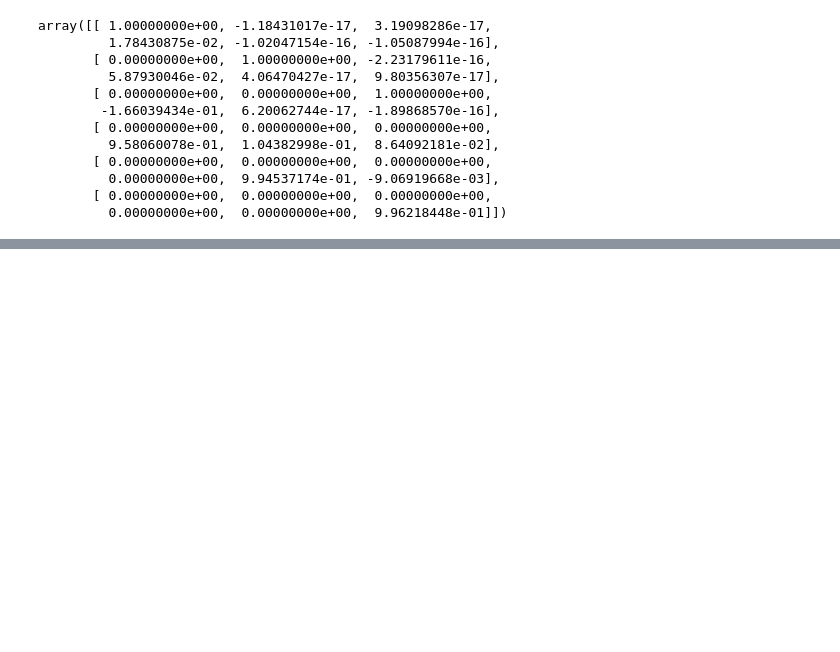
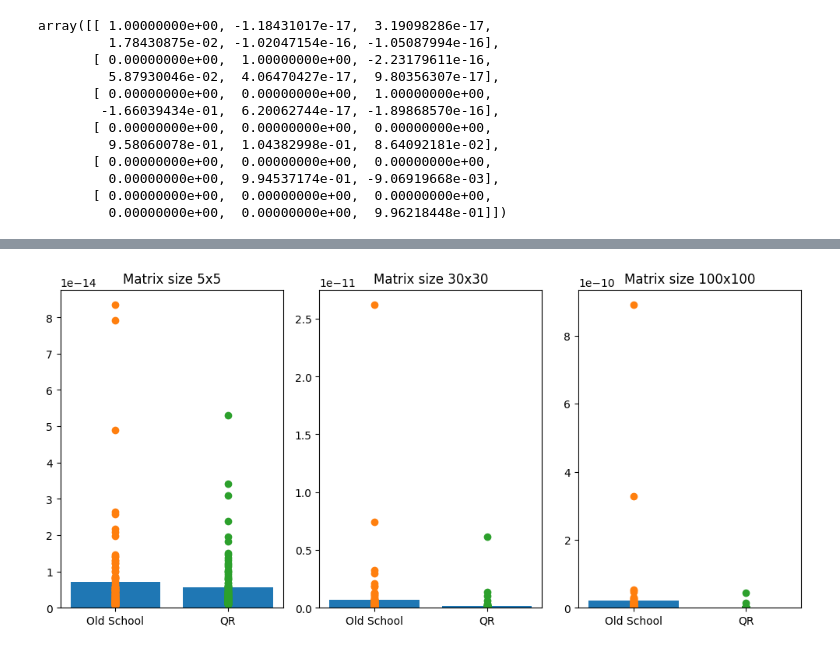
Before and after one commit to Amertz08/python-learnings, a Jupyter notebook: practical-linear-algebra/ch9_exercises.ipynb, the cells around one changed output, grey strips where cells are left out. Drawn from its saved outputs; the diff is of its cells as text; code cells hidden in the pictures; blank space fills up the shorter version.

```diff
--- a/practical-linear-algebra/ch9_exercises.ipynb
+++ b/practical-linear-algebra/ch9_exercises.ipynb
@@ -157,0 +226,16 @@ array([[ 1.00000000e+00, -1.18431017e-17,  3.19098286e-17,
+# %%
+iterations = 100
+matrix_sizes = [5, 30, 100]
+results = np.zeros((2*len(matrix_sizes), iterations))
+for m_idx, matrix_size in enumerate(matrix_sizes):
+    for i in range(iterations):
+        M = np.random.default_rng().random((matrix_size, matrix_size))
+
+        old_inv = old_school_inv(M)
+
+        Q, R = np.linalg.qr(M)
+        R_inv = np.linalg.inv(R)
+        qr_inv = R_inv @ Q.T
+
+        results[m_idx*2, i] = np.linalg.norm(M @ old_inv - np.eye(matrix_size,matrix_size))
+        results[m_idx*2+1, i] = np.linalg.norm(M @ qr_inv - np.eye(matrix_size,matrix_size))
@@ -157,0 +262,10 @@ array([[ 1.00000000e+00, -1.18431017e-17,  3.19098286e-17,
+# %%
+fig, axes = plt.subplots(1, len(matrix_sizes), figsize=(10, 5))
+for m_idx, matrix_size in enumerate(matrix_sizes):
+    axes[m_idx].set_title(f"Matrix size {matrix_size}x{matrix_size}")
+    axes[m_idx].bar(["Old School", "QR"],[results[m_idx*2].mean(), results[m_idx*2+1].mean()])
+    axes[m_idx].scatter(x=np.zeros(iterations),y=results[m_idx*2])
+    axes[m_idx].scatter(x=1 + np.zeros(iterations),y=results[m_idx*2+1])
+plt.tight_layout()
+# %% [output]
+[figure, added]
```
Also changed, not shown: parts of 22 cells of this notebook.
